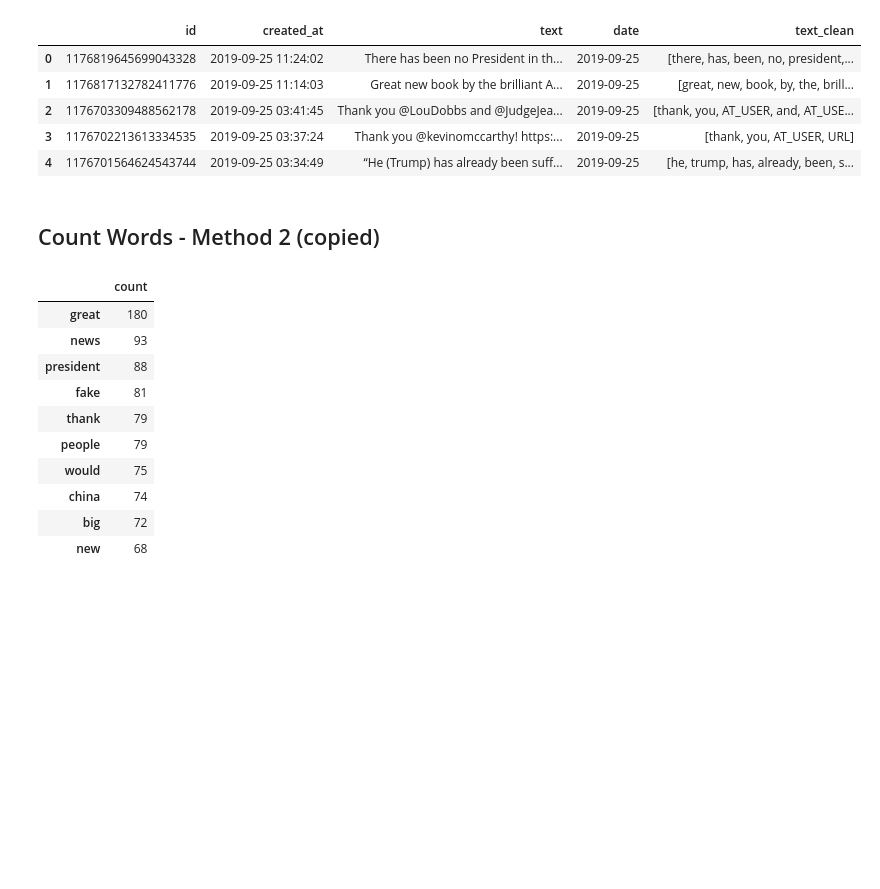
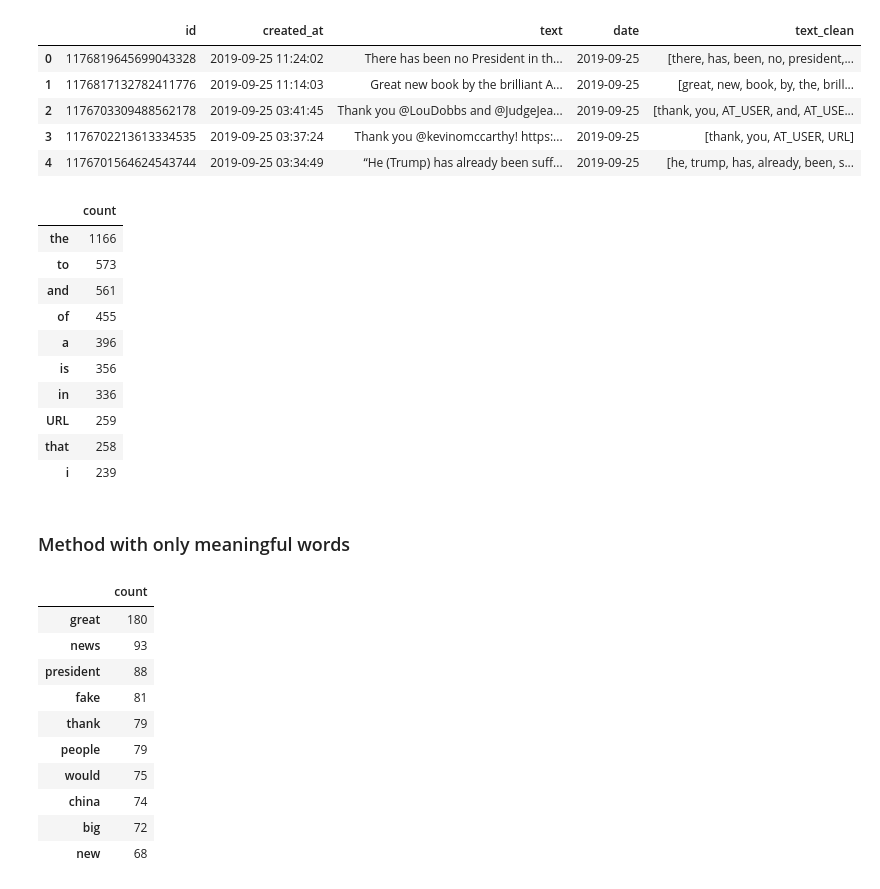
Before and after one commit to MaximShovkun/twitter_analytics, a Jupyter notebook: twitter_analytics.ipynb, the cells around one changed output. Saved outputs shown, nothing was run; the diff lists cells and outputs as text; code cells hidden in the pictures; blank space fills up the shorter version.

```diff
--- a/twitter_analytics.ipynb
+++ b/twitter_analytics.ipynb
@@ -121,16 +134,26 @@ df_tweets.head()
 | 3 | 1176702213613334535 | 2019-09-25 03:37:24 | Thank you @kevinomccarthy! https:... | 2019-09-25 | [thank, you, AT_USER, URL] |
 | 4 | 1176701564624543744 | 2019-09-25 03:34:49 | “He (Trump) has already been suff... | 2019-09-25 | [he, trump, has, already, been, s... |
 # %%
-from collections import Counter, OrderedDict
-import itertools
-
 words_count = Counter(list(itertools.chain(*df_tweets['text_clean']))).items()
 words_sorted = sorted(words_count, key=lambda kv: kv[1], reverse=True)
 
 df_words = pd.DataFrame.from_dict(dict(OrderedDict(words_sorted)), orient='index', columns=['count'])
 df_words.to_csv('data/realDonaldTrump_words.csv')
+df_words.head(10)
+# %% [output]
+|  | count |
+| the | 1166 |
+| to | 573 |
+| and | 561 |
+| of | 455 |
+| a | 396 |
+| is | 356 |
+| in | 336 |
+| URL | 259 |
+| that | 258 |
+| i | 239 |
-# %% [markdown]
-## Count Words - Method 2 (copied)
+# %% [markdown]
+### Method with only meaningful words
 # %%
 # https://gist.github.com/AnasAlmasri/af0b92428b00708b4cc710370ff3c82e#file-sentimentanalysis-py
 
```
Also changed, not shown: parts of 20 cells of this notebook.
